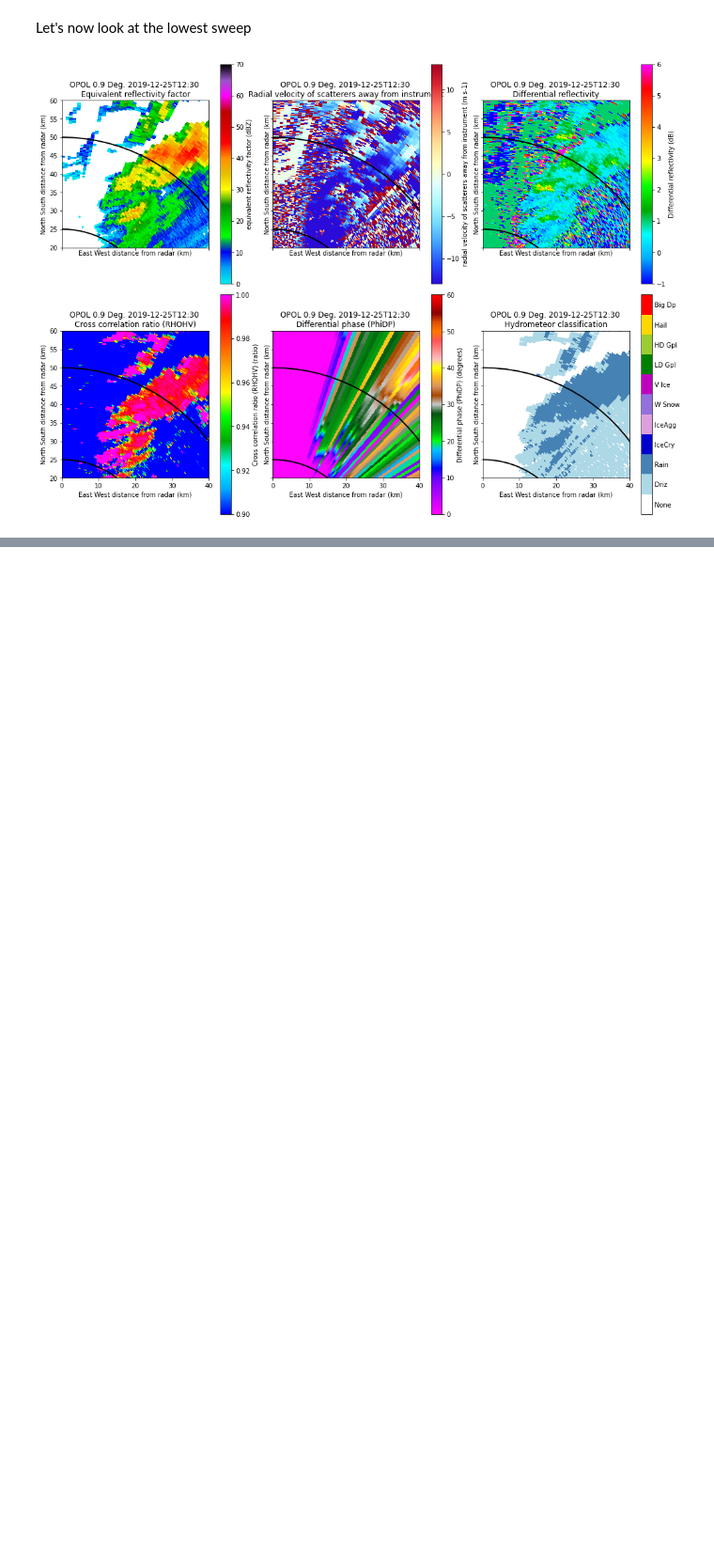
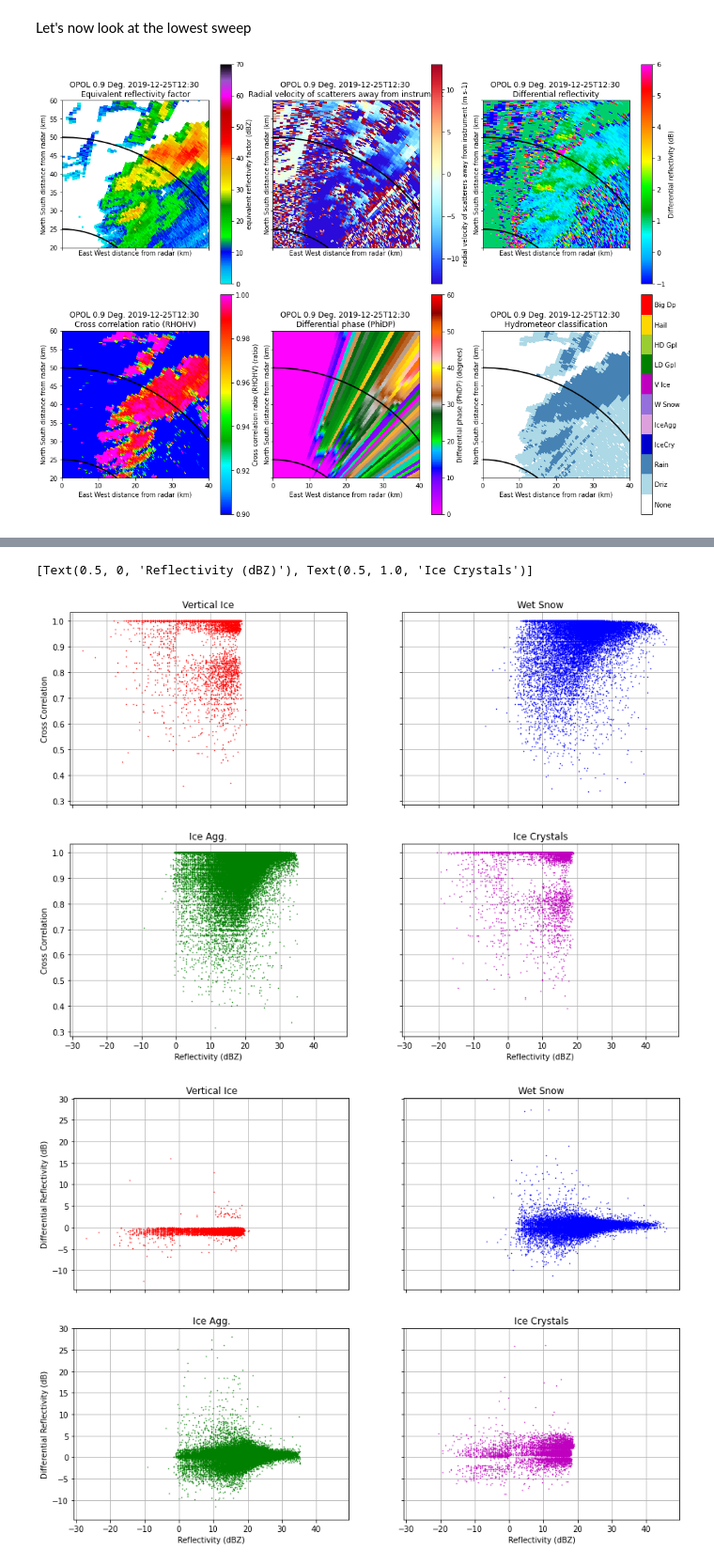
Before and after one commit to vlouf/ICSHMO_2022, a Jupyter notebook: 03 - Classification/03 - Classification.ipynb, the cells around one changed output, grey strips where cells are left out. Shown at 94% size. Saved outputs shown, nothing was run; the diff lists cells and outputs as text; code cells hidden in the pictures; blank space fills up the shorter version.

```diff
--- a/03 - Classification/03 - Classification.ipynb
+++ b/03 - Classification/03 - Classification.ipynb
@@ -362,0 +371,70 @@ We can do this by extracting field that relate to ice crystals (Z, zdr, rhohv) a
+# %%
+import matplotlib as mpl
+mpl.rcParams.update({"axes.grid" : True, "lines.markersize":1})
+
+#exact out these fields
+reflectivity = radar.fields['corrected_reflectivity']['data'].flatten()
+diff_reflectivity = radar.fields['corrected_differential_reflectivity']['data'].flatten()
+cross_correlation = radar.fields['cross_correlation_ratio']['data'].flatten()
+kdp = radar.fields['corrected_specific_differential_phase']['data'].flatten()
+temperature = radar.fields['temperature']['data'].flatten()
+csu_classifier = radar.fields['radar_echo_classification']['data'].flatten()
+
+#create masks for the classes in question
+vertical_ice_mask = csu_classifier==6
+wet_snow_mask = csu_classifier==5
+ice_aggregates_mask = csu_classifier==4
+ice_crystal_mask = csu_classifier==3
+
+#create figures for each field, which contain subplots of each class
+
+#reflectivity vs cross correlation
+fig, ((ax0, ax1), (ax2, ax3)) = plt.subplots(2,2, figsize=(14, 10), sharex=True, sharey=True)
+ax0.plot(reflectivity[vertical_ice_mask], cross_correlation[vertical_ice_mask], 'r.')
+ax1.plot(reflectivity[wet_snow_mask], cross_correlation[wet_snow_mask], 'b.')
+ax2.plot(reflectivity[ice_aggregates_mask], cross_correlation[ice_aggregates_mask], 'g.')
+ax3.plot(reflectivity[ice_crystal_mask], cross_correlation[ice_crystal_mask], 'm.')
+ax0.set(ylabel = 'Cross Correlation', title='Vertical Ice')
+ax1.set(title='Wet Snow')
+ax2.set(xlabel = 'Reflectivity (dBZ)', ylabel = 'Cross Correlation', title='Ice Agg.')
+ax3.set(xlabel = 'Reflectivity (dBZ)', title='Ice Crystals')
+
+#reflectivity vs differential reflectivity
+fig, ((ax0, ax1), (ax2, ax3)) = plt.subplots(2,2, figsize=(14, 10), sharex=True, sharey=True)
+ax0.plot(reflectivity[vertical_ice_mask], diff_reflectivity[vertical_ice_mask], 'r.')
+ax1.plot(reflectivity[wet_snow_mask], diff_reflectivity[wet_snow_mask], 'b.')
+ax2.plot(reflectivity[ice_aggregates_mask], diff_reflectivity[ice_aggregates_mask], 'g.')
+ax3.plot(reflectivity[ice_crystal_mask], diff_reflectivity[ice_crystal_mask], 'm.')
+ax0.set(ylabel = 'Differential Reflectivity (dB)', title='Vertical Ice')
+ax1.set(title='Wet Snow')
+ax2.set(xlabel = 'Reflectivity (dBZ)', ylabel = 'Differential Reflectivity (dB)', title='Ice Agg.')
+ax3.set(xlabel = 'Reflectivity (dBZ)', title='Ice Crystals')
+
+#reflectivity vs Specific Differential Phase
+fig, ((ax0, ax1), (ax2, ax3)) = plt.subplots(2,2, figsize=(14, 10), sharex=True, sharey=True)
+ax0.plot(reflectivity[vertical_ice_mask], kdp[vertical_ice_mask], 'r.')
+ax1.plot(reflectivity[wet_snow_mask], kdp[wet_snow_mask], 'b.')
+ax2.plot(reflectivity[ice_aggregates_mask], kdp[ice_aggregates_mask], 'g.')
+ax3.plot(reflectivity[ice_crystal_mask], kdp[ice_crystal_mask], 'm.')
+ax0.set(ylabel = 'Specific Differential Phase (deg/km)', title='Vertical Ice')
+ax1.set(title='Wet Snow')
+ax2.set(xlabel = 'Reflectivity (dBZ)', ylabel = 'Specific Differential Phase (deg/km)', title='Ice Agg.')
+ax3.set(xlabel = 'Reflectivity (dBZ)', title='Ice Crystals')
+
+#reflectivity vs temperature
+fig, ((ax0, ax1), (ax2, ax3)) = plt.subplots(2,2, figsize=(14, 10), sharex=True, sharey=True)
+ax0.plot(reflectivity[vertical_ice_mask], temperature[vertical_ice_mask], 'r.')
+ax1.plot(reflectivity[wet_snow_mask], temperature[wet_snow_mask], 'b.')
+ax2.plot(reflectivity[ice_aggregates_mask], temperature[ice_aggregates_mask], 'g.')
+ax3.plot(reflectivity[ice_crystal_mask], temperature[ice_crystal_mask], 'm.')
+ax0.set(ylabel = 'Temperature (deg C)', title='Vertical Ice')
+ax1.set(title='Wet Snow')
+ax2.set(xlabel = 'Reflectivity (dBZ)', ylabel = 'Temperature (deg C)', title='Ice Agg.')
+ax3.set(xlabel = 'Reflectivity (dBZ)', title='Ice Crystals')
+
+# plt.xlim([-20,50])
+# plt.ylim([0,1])
+# %% [output]
+[Text(0.5, 0, 'Reflectivity (dBZ)'), Text(0.5, 1.0, 'Ice Crystals')]
+[figure, added]
+[figure, added]
```
Also changed, not shown: parts of 13 cells of this notebook, 1 other file.
